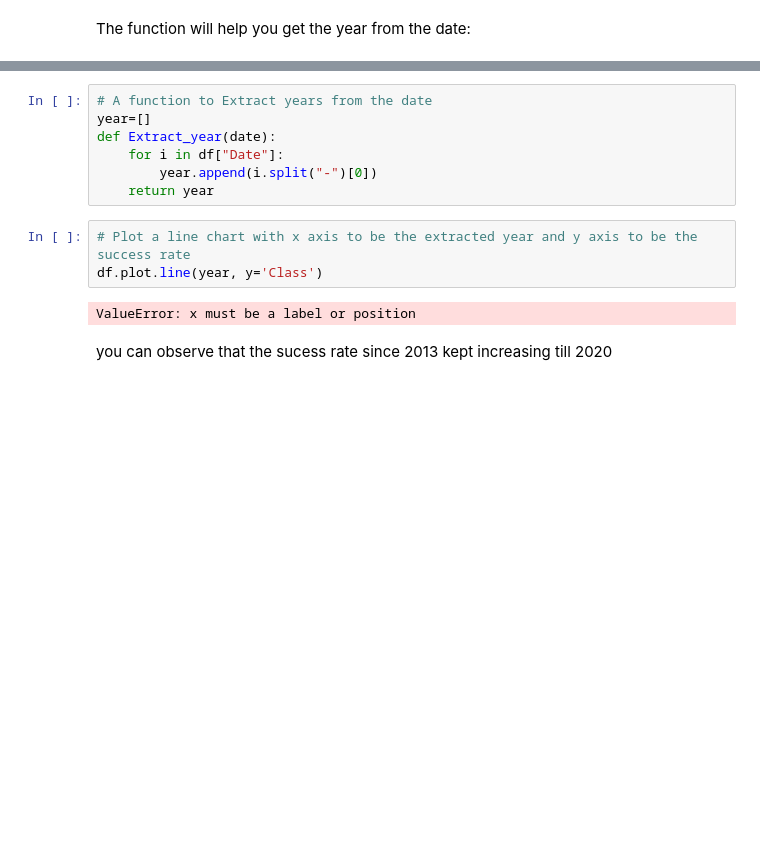
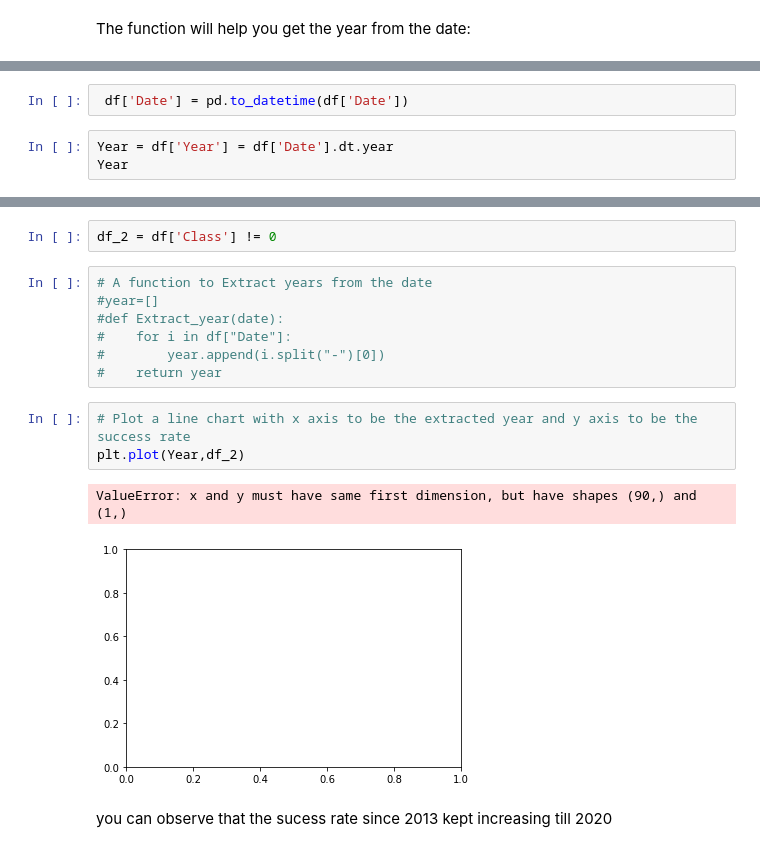
Before and after one commit to Sanfiel91/Data_Science, a Jupyter notebook: jupyter-labs-eda-dataviz.ipynb, the cells around one changed output, grey strips where cells are left out. Cells and saved outputs as stored; diff of their text form; blank space fills up the shorter version.

```diff
--- a/jupyter-labs-eda-dataviz.ipynb
+++ b/jupyter-labs-eda-dataviz.ipynb
@@ -192,0 +202,5 @@ The function will help you get the year from the date:
+# %%
+ df['Date'] = pd.to_datetime(df['Date'])
+# %%
+Year = df['Year'] = df['Date'].dt.year
+Year
@@ -193,15 +220,18 @@ The function will help you get the year from the date:
+# %%
+df_2 = df['Class'] != 0
 # %%
 # A function to Extract years from the date
-year=[]
-def Extract_year(date):
-    for i in df["Date"]:
-        year.append(i.split("-")[0])
-    return year
+#year=[]
+#def Extract_year(date):
+#    for i in df["Date"]:
+#        year.append(i.split("-")[0])
+#    return year
 # %%
 # Plot a line chart with x axis to be the extracted year and y axis to be the success rate
-df.plot.line(year, y='Class')
+plt.plot(Year,df_2)
 # %% [output]
-ValueError: x must be a label or position
+ValueError: x and y must have same first dimension, but have shapes (90,) and (1,)
+[figure, added]
 # %% [markdown]
 you can observe that the sucess rate since 2013 kept increasing till 2020
 # %% [markdown]
```
Also changed, not shown: parts of 10 cells of this notebook.
